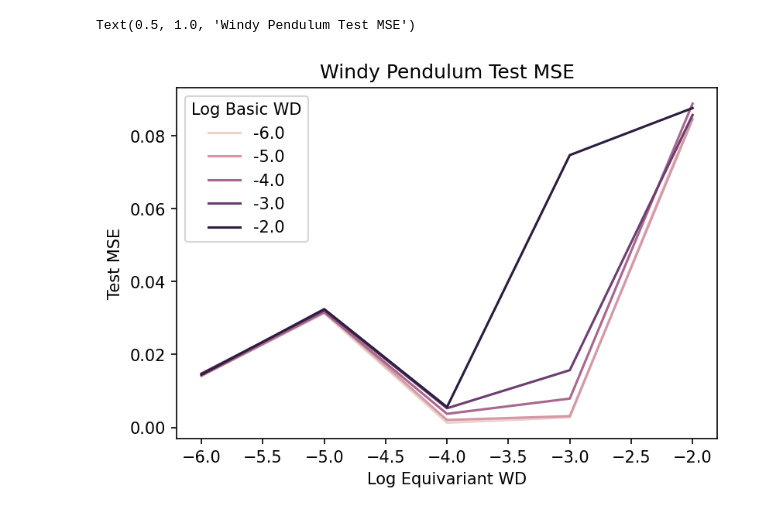
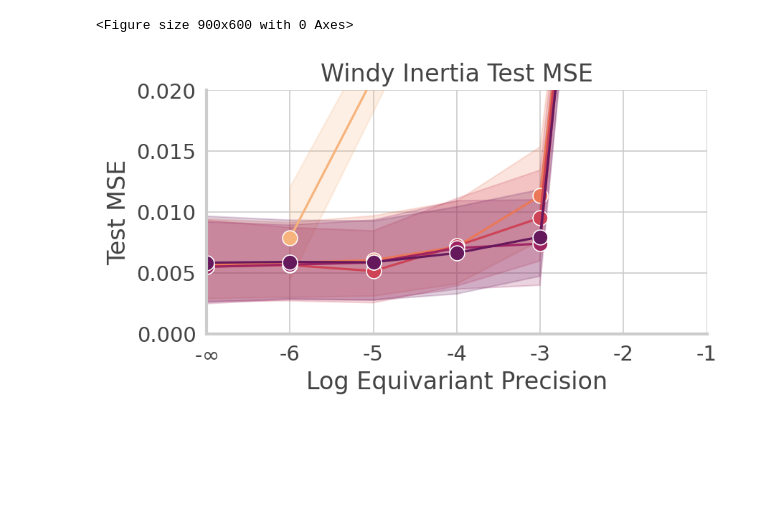
Before and after one commit to mfinzi/residual-pathway-priors, a Jupyter notebook: experiments/prior-var-ablation/windy_pendulum_plotter.ipynb, the cells around one changed output. Saved outputs shown, nothing was run; the diff lists cells and outputs as text; code cells hidden in the pictures; blank space fills up the shorter version.

```diff
--- a/experiments/prior-var-ablation/windy_pendulum_plotter.ipynb
+++ b/experiments/prior-var-ablation/windy_pendulum_plotter.ipynb
@@ -28,3 +35,7 @@ results.columns = ['tr_loss', 'te_loss', 'basic_wd', 'equiv_wd']
 # %%
 results['log_basic'] = np.log10(results['basic_wd'])
 results['log_equiv'] = np.log10(results['equiv_wd'])
+# results = results.replace(to_replace=-7, value=r'-inf')
+
+results["equiv_hue"] = ["$%s$" % x for x in results["log_equiv"]]
+results["basic_hue"] = ["$%s$" % x for x in results["log_basic"]]
@@ -41,10 +42,42 @@ Text(0.5, 1.0, 'Windy Pendulum Test MSE')
+# %%
+plot_df = results[(results['log_basic'] < -1) & (results['log_basic'] > -7)]
 # %%
+lightcmap = cmocean.tools.crop_by_percent(cmo.matter, 5, which='min', N=None)
+cpal = sns.color_palette("cmo.matter", n_colors=5)#, desat=0.2)
+
+fs = 16
+sns.set_style("whitegrid")
+
+COLOR = '#444444'
+mpl.rcParams['text.color'] = COLOR
+mpl.rcParams['axes.labelcolor'] = COLOR
+mpl.rcParams['xtick.color'] = COLOR
+mpl.rcParams['ytick.color'] = COLOR
+
 plt.figure(dpi=150)
-sns.lineplot(x='log_equiv', y='te_loss', hue='log_basic', data=results)
-plt.legend(loc='upper left', title='Log Basic WD')
-plt.xlabel("Log Equivariant WD")
-plt.ylabel("Test MSE")
-plt.title("Windy Pendulum Test MSE")
+# sns.lineplot(x='log_equiv', y='te_loss', hue='basic_hue', data=results[results['log_basic'] < -1.],
+#             palette='RdYlBu')
+
+fig, ax = plt.subplots(dpi=150, figsize=(6, 3))
+sns.lineplot(x='log_equiv', y='te_loss', data=plot_df,
+        hue='basic_hue', markers=['o' for _ in range(5)],
+             style='basic_hue', dashes=False, markersize=10,
+                ax=ax, palette=cpal)
+
+# ax.legend(loc='lower left', title='Log Basic Precision', bbox_to_anchor=(1., 0.25))
+ax.get_legend().remove()
+ax.set_xlabel("Log Equivariant Precision", fontsize=fs)
+ax.set_ylabel("Test MSE", fontsize=fs)
+ax.set_title("Windy Inertia Test MSE", fontsize=16)
+plt.ylim(0., 0.02)
+ax.set_xlim(-7, -1)
+ax.set_xticklabels([r"-$\infty$", -6, -5, -4, -3, -2, -1])
+ax.tick_params('both', labelsize=fs-2)
+plt.savefig("./figs/windy_equiv_wd.pdf", bbox_inches='tight')
+sns.despine()
+for axis in ['top','bottom','left','right']:
+    ax.spines[axis].set_linewidth(2.)
+plt.show()
 # %% [output]
-Text(0.5, 1.0, 'Windy Pendulum Test MSE')
+<Figure size 900x600 with 0 Axes>
-[figure, old version]
+[figure, new version]
```
Also changed, not shown: parts of 6 cells of this notebook, 11 other files.
